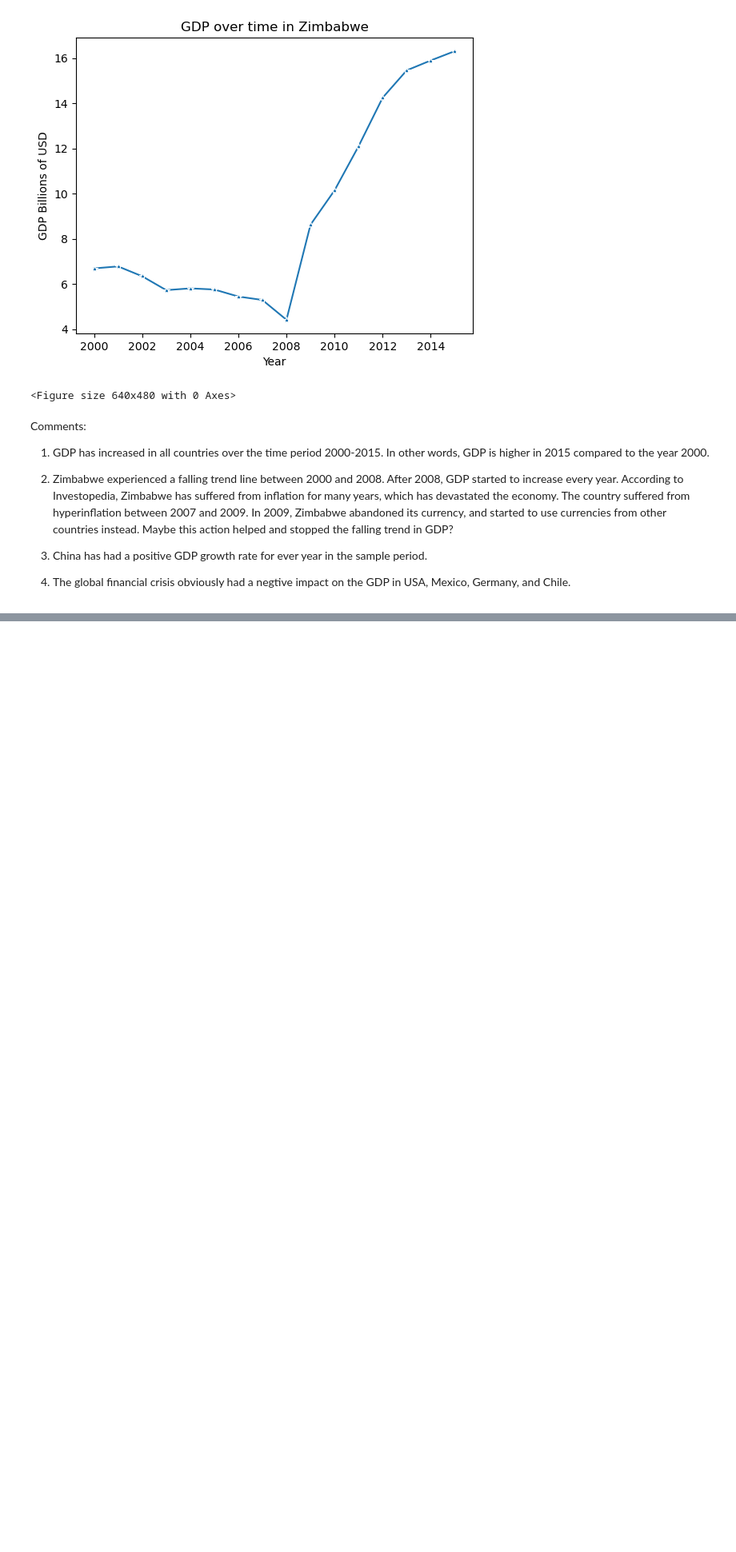
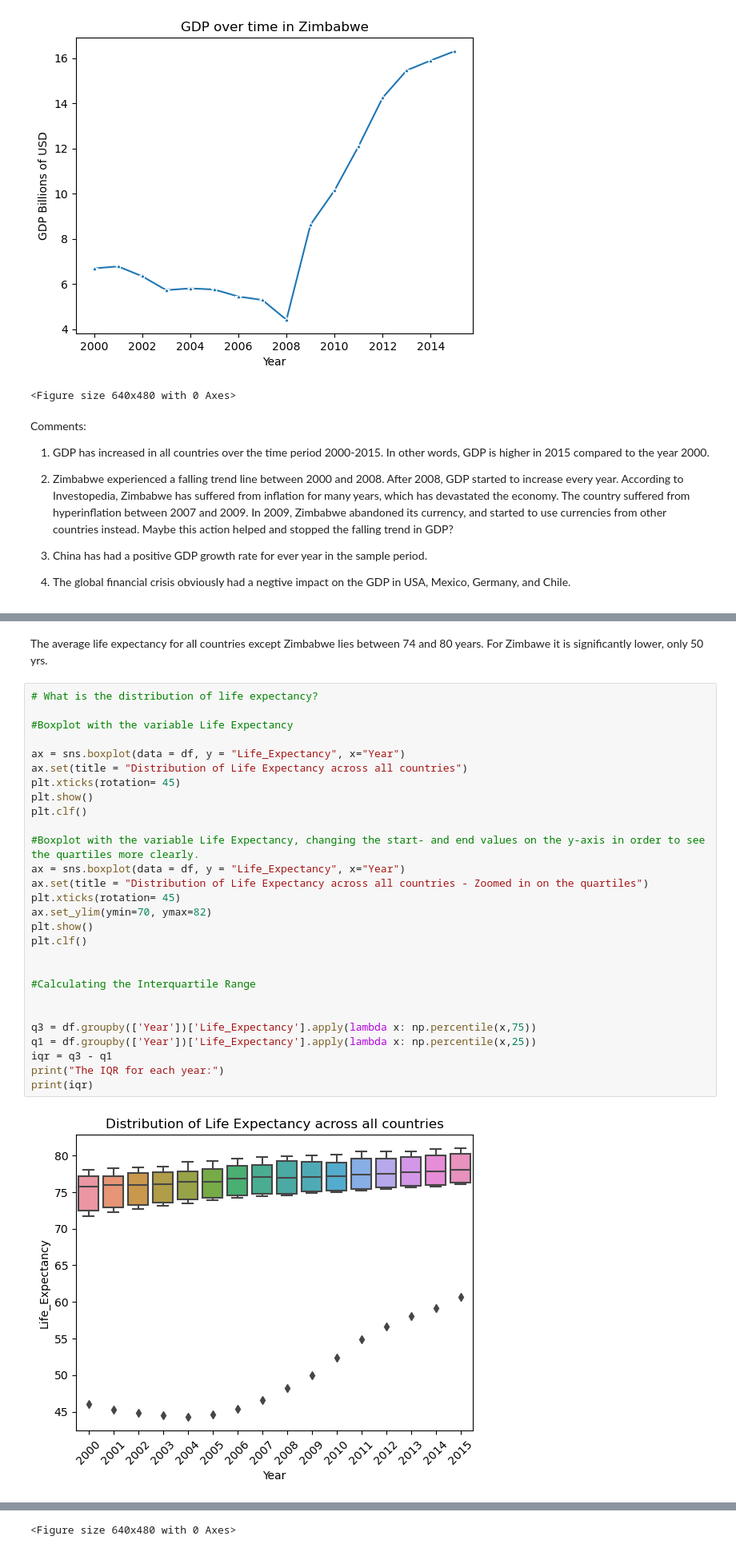
Before and after one commit to Robino84/Life-Expectancy-and-GDP, a Jupyter notebook: life_expectancy_gdp.ipynb, the cells around one changed output, grey strips where cells are left out. Shown: that part at 80% size. Drawn from its saved outputs; the diff is of its cells as text; blank space fills up the shorter version.

```diff
--- a/life_expectancy_gdp.ipynb
+++ b/life_expectancy_gdp.ipynb
@@ -182,0 +305,32 @@ Comments:
+# %% [markdown]
+The average life expectancy for all countries except Zimbabwe lies between 74 and 80 years. For Zimbawe it is significantly lower, only 50 yrs.
+# %%
+# What is the distribution of life expectancy?
+
+#Boxplot with the variable Life Expectancy
+
+ax = sns.boxplot(data = df, y = "Life_Expectancy", x="Year")
+ax.set(title = "Distribution of Life Expectancy across all countries")
+plt.xticks(rotation= 45)
+plt.show()
+plt.clf()
+
+#Boxplot with the variable Life Expectancy, changing the start- and end values on the y-axis in order to see the quartiles more clearly.
+ax = sns.boxplot(data = df, y = "Life_Expectancy", x="Year")
+ax.set(title = "Distribution of Life Expectancy across all countries - Zoomed in on the quartiles")
+plt.xticks(rotation= 45)
+ax.set_ylim(ymin=70, ymax=82)
+plt.show()
+plt.clf()
+
+
+#Calculating the Interquartile Range
+
+
+q3 = df.groupby(['Year'])['Life_Expectancy'].apply(lambda x: np.percentile(x,75))
+q1 = df.groupby(['Year'])['Life_Expectancy'].apply(lambda x: np.percentile(x,25))
+iqr = q3 - q1
+print("The IQR for each year:")
+print(iqr)
+# %% [output]
+[figure, added]
@@ -182,0 +357 @@ Comments:
+<Figure size 640x480 with 0 Axes>
```
Also changed, not shown: parts of 9 cells of this notebook, 1 other file.
